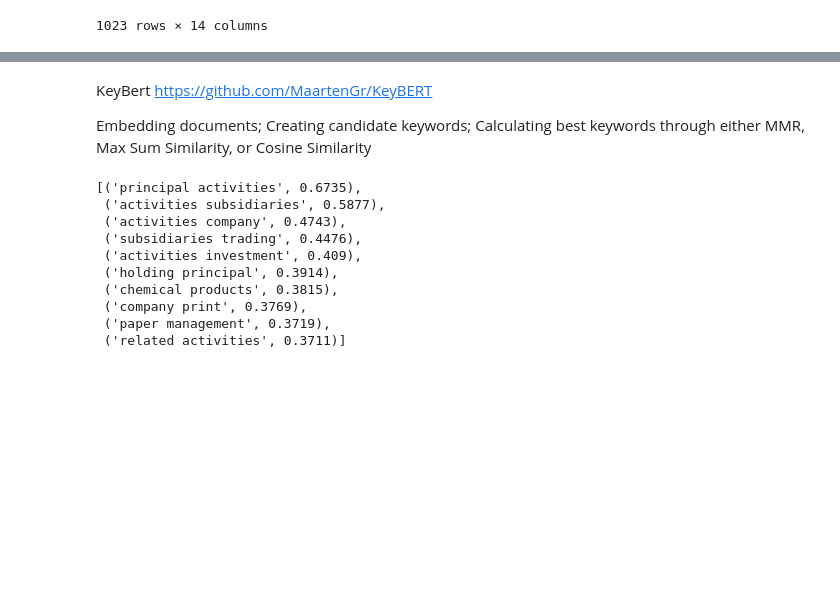
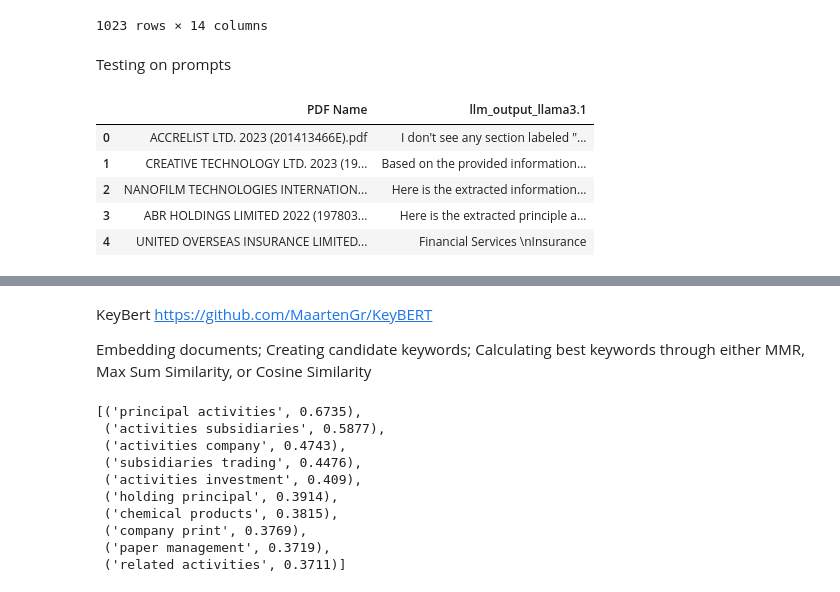
Before and after one commit to yorwel/ssicsync, a Jupyter notebook: LLM_Test/summarization.ipynb, the cells around one changed output, grey strips where cells are left out. Drawn from its saved outputs; the diff is of its cells as text; code cells hidden in the pictures; blank space fills up the shorter version.

```diff
--- a/LLM_Test/summarization.ipynb
+++ b/LLM_Test/summarization.ipynb
@@ -413 +364,74 @@ df_for_Summary = pd.read_excel("D:\ssicsync\LLM_Test\Summarised_output_for_model
+# %% [markdown]
+Testing on prompts
+# %%
+device = 'cuda' if torch.cuda.is_available() else 'cpu'
+list_model_name = ['llama3.1']
+
+# Define the function to extract and summarize the business activity
+def summarize_business_activity(content, model_name):
+    response = ollama.chat(model=model_name, messages=[
+        {
+            'role': 'user',
+            'content': f'''
+            {content}
+
+
+            extract the principal activity under "NOTES TO THE FINANCIAL STATEMENTS" sections in keywords only
+            ''',
+        },
+
+    #extract
+    ])  # Specify the device
+    response_v = response['message']['content']  # Get the response content
+    return response_v
+
+# Function to extract text from a PDF file
+def extract_text_from_pdf(pdf_path):
+    doc = fitz.open(pdf_path)
+    text = ""
+    for page in doc:
+        text += page.get_text()
+    return text
+
+# List of PDF files to process
+pdf_directory = "D:/ssicsync/input_rawPDFReports/"
+#pdf_files = [os.path.join(pdf_directory, f) for f in os.listdir(pdf_directory) if f.endswith('.pdf')]
+
+#Test on certain files only
+specific_pdf_files = [
+    "ACCRELIST LTD. 2023 (201413466E).pdf",
+    "CREATIVE TECHNOLOGY LTD. 2023 (198303359D).pdf",
+    "NANOFILM TECHNOLOGIES INTERNATIONAL LIMITED 2022 (199902564C).pdf",
+    "ABR HOLDINGS LIMITED 2022 (197803023H).pdf",
+    "UNITED OVERSEAS INSURANCE LIMITED 2022 (197100152R).pdf"
+]
+pdf_files = [os.path.join(pdf_directory, f) for f in specific_pdf_files]
+
+# DataFrame to store results
+df_results = pd.DataFrame(columns=['PDF File', 'Extracted Text'] + [f'llm_output_{model}' for model in list_model_name])
+
+#
+# Process each PDF file
+for pdf_file in pdf_files:
+    extracted_text = extract_text_from_pdf(pdf_file)
+    result_row = {'PDF File': pdf_file, 'Extracted Text': extracted_text}
+
+    for model in list_model_name:
+        column_name = 'llm_output_' + model
+        result_row[column_name] = summarize_business_activity(extracted_text, model)
+
+    df_results = df_results.append(result_row, ignore_index=True)
+
+pd.set_option('display.max_colwidth', None)
+# Save the results to an Excel file if needed
+# df_results.to_excel('summarized_output.xlsx', index=False)
+df_results['PDF Name'] = df_results['PDF File'].apply(lambda x: os.path.basename(x))
+df_results.loc[:,['PDF Name', 'llm_output_llama3.1']].head()
+# %% [output]
+|  | PDF Name | llm_output_llama3.1 |
+| 0 | ACCRELIST LTD. 2023 (201413466E).pdf | I don't see any section labeled "... |
+| 1 | CREATIVE TECHNOLOGY LTD. 2023 (19... | Based on the provided information... |
+| 2 | NANOFILM TECHNOLOGIES INTERNATION... | Here is the extracted information... |
+| 3 | ABR HOLDINGS LIMITED 2022 (197803... | Here is the extracted principle a... |
+| 4 | UNITED OVERSEAS INSURANCE LIMITED... | Financial Services \nInsurance |
 # %%
```
Also changed, not shown: parts of 13 cells of this notebook, 1 other file.
